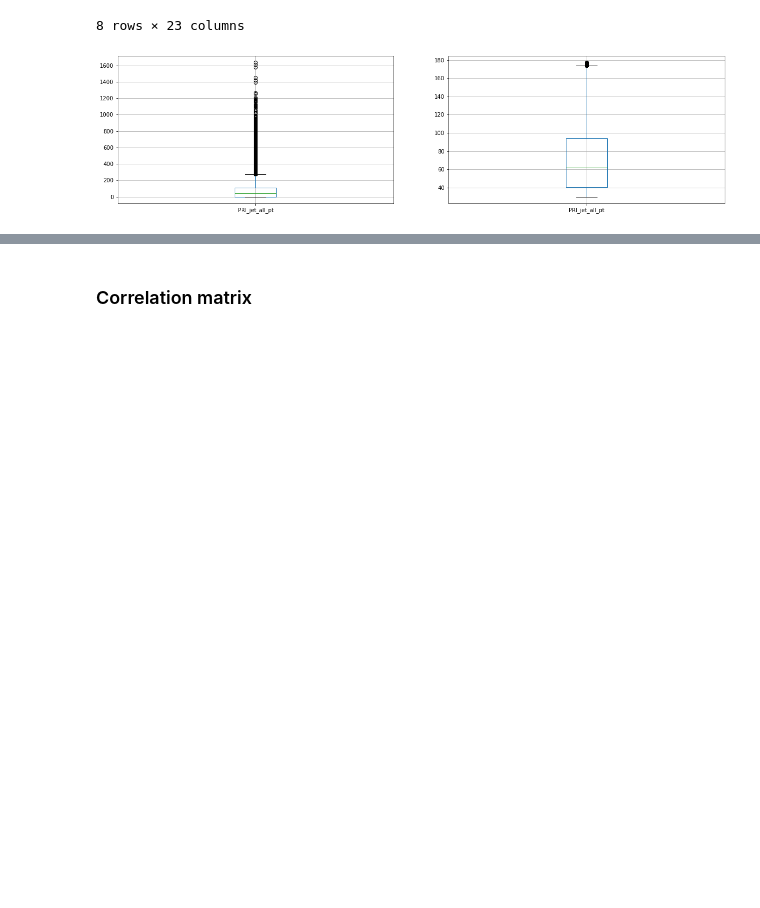
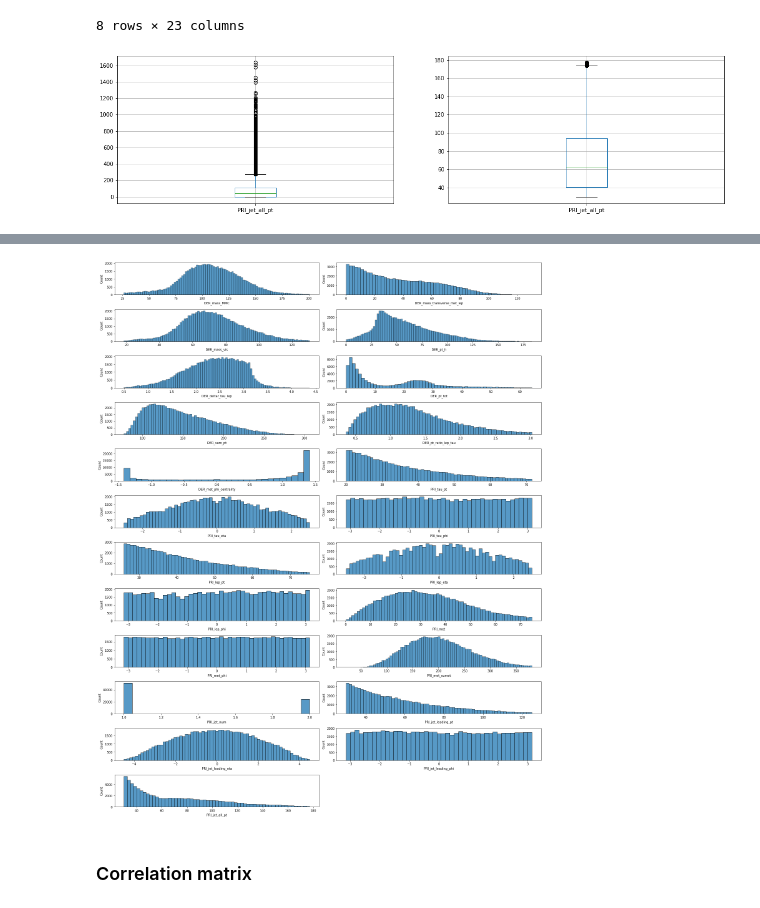
Before and after one commit to hugolepeytre/CS-433-machine-learning, a Jupyter notebook: project1/scripts/EDA.ipynb, the cells around one changed output, grey strips where cells are left out. Cells and saved outputs as stored; diff of their text form; code cells hidden in the pictures; blank space fills up the shorter version.

```diff
--- a/project1/scripts/EDA.ipynb
+++ b/project1/scripts/EDA.ipynb
@@ -278,3 +302,12 @@ df_final = df_iqr.copy()
+# %%
+fig, axes = plt.subplots(12,2, figsize=(20,25))
+fig.delaxes(axes[11,1])
+for i, col in enumerate(df_iqr.columns[1:]):
+    ax = axes[i // 2, i%2]
+    sns.histplot(data=df_iqr.loc[:,col], ax=ax)
+fig.tight_layout()
+# %% [output]
+[figure, added]
 # %% [markdown]
 ### Correlation matrix
 # %%
```
Also changed, not shown: parts of 10 cells of this notebook, 2 other files.
